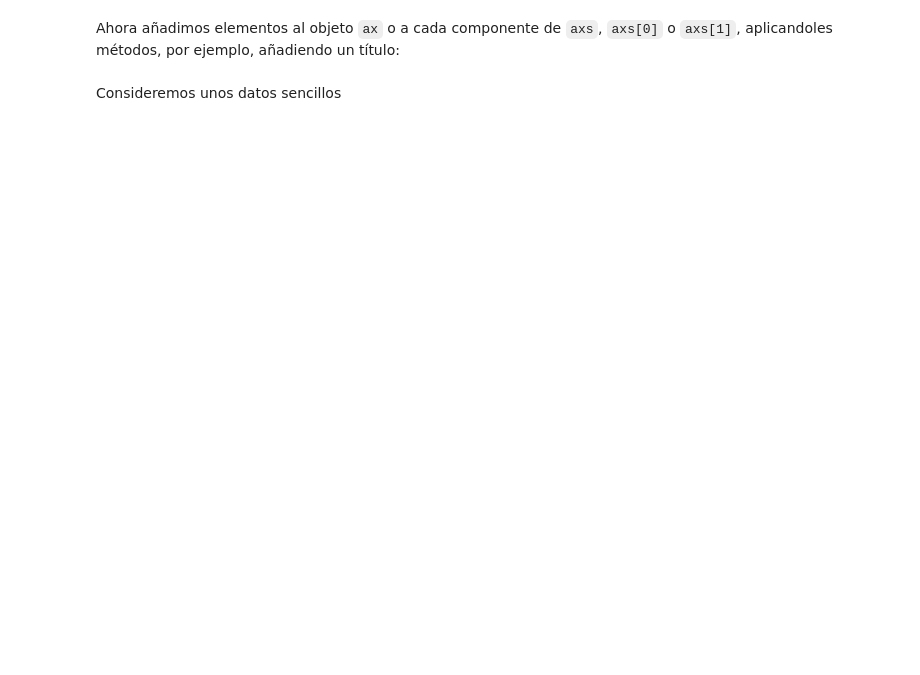
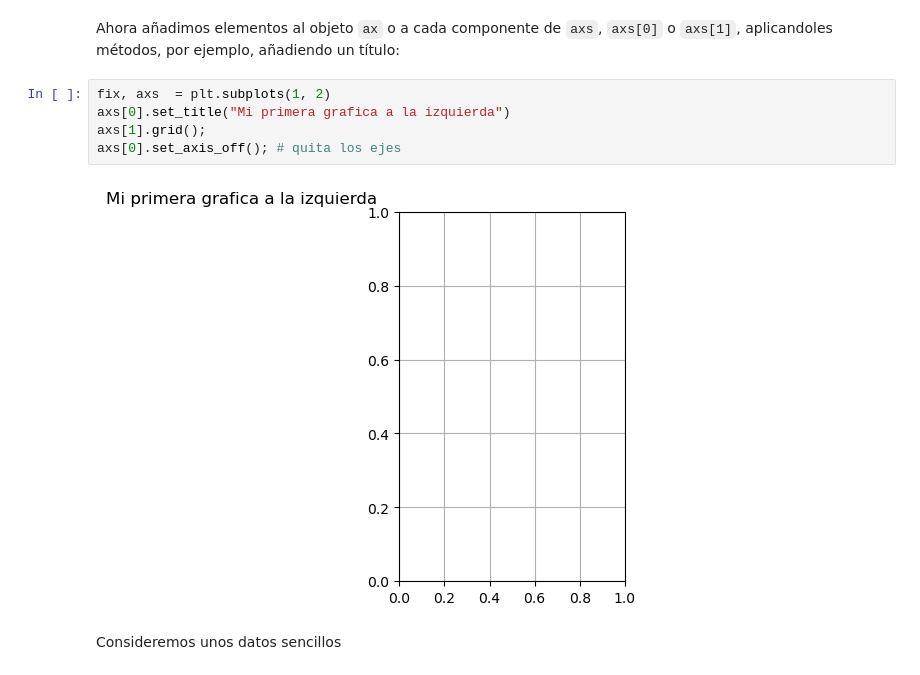
Before and after one commit to Antoniogins/IntroductionToDataScience, a Jupyter notebook: src/05-visualizar-con-graficas/explicaciones-visualizacion_matplotlib.ipynb, the cells around one changed output. Cells and saved outputs as stored; diff of their text form; blank space fills up the shorter version.

```diff
--- a/src/05-visualizar-con-graficas/explicaciones-visualizacion_matplotlib.ipynb
+++ b/src/05-visualizar-con-graficas/explicaciones-visualizacion_matplotlib.ipynb
@@ -62,5 +72,12 @@ Podemos especificar una matriz de `axes`: por ejemplo una fila y dos columnas
 # %% [markdown]
 Ahora añadimos elementos al objeto `ax` o a cada componente de `axs`, `axs[0]` o `axs[1]`, aplicandoles métodos, por ejemplo, añadiendo un título:
+# %%
+fix, axs  = plt.subplots(1, 2)
+axs[0].set_title("Mi primera grafica a la izquierda")
+axs[1].grid();
+axs[0].set_axis_off(); # quita los ejes
+# %% [output]
+[figure, added]
 # %% [markdown]
 Consideremos unos datos sencillos
 # %%
```
Also changed, not shown: parts of 14 cells of this notebook, 1 other file.
